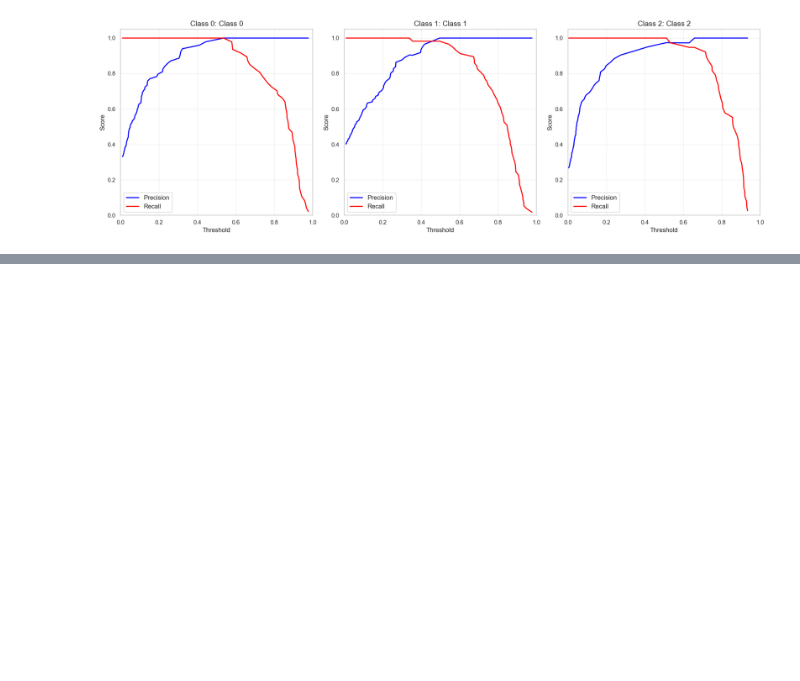
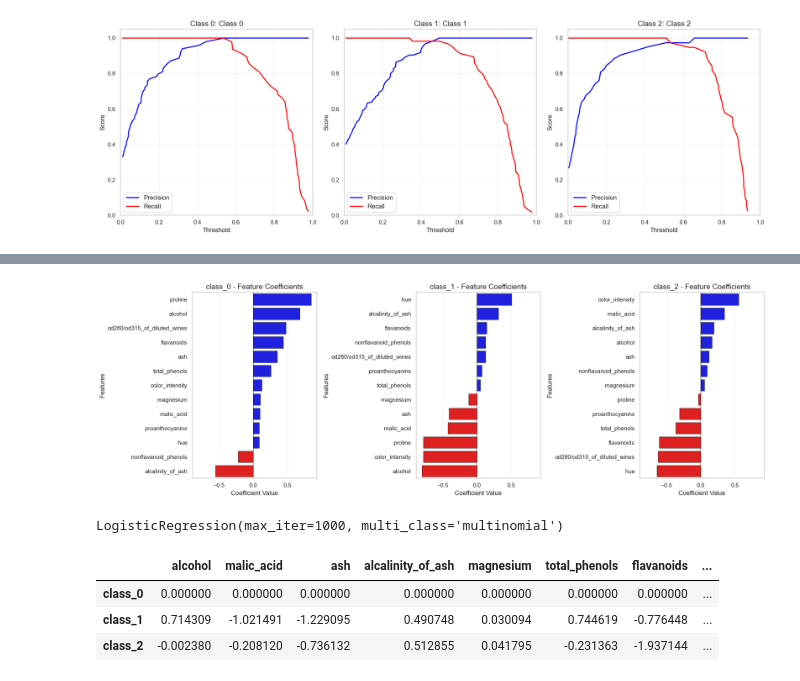
Before and after one commit to qamarr6092/Machine-Learning, a Jupyter notebook: Logistic Regression/wine_classifier.ipynb, the cells around one changed output, grey strips where cells are left out. Saved outputs shown, nothing was run; the diff lists cells and outputs as text; code cells hidden in the pictures; blank space fills up the shorter version.

```diff
--- a/Logistic Regression/Untitled.ipynb
+++ b/Logistic Regression/wine_classifier.ipynb
@@ -141,5 +141,5 @@ df.sample(5)
 # %%
-classes= ['class_0', 'class_1' ,'class_1' ]
+classes= ['class_0', 'class_1' ,'class_2' ]
 fig ,ax = plt.subplots(1,3 ,figsize =(18,10))
 for i,v in enumerate(classes):
     y_train_proba = cross_val_predict(model, X_train,y_train,cv=skfolds,method ='predict_proba')[:,i]
@@ -229,0 +286,46 @@ plt.show()
+# %%
+fig, ax = plt.subplots(1, 3, figsize=(18, 6), sharex=True)
+class_names = coef_df.index
+for i, cls in enumerate(class_names):
+    sorted_coef = coef_df.loc[cls].sort_values(ascending=False)
+    colors = ['blue' if val > 0 else 'red' for val in sorted_coef.values]
+
+    sns.barplot(
+        x=sorted_coef.values,
+        y=sorted_coef.index,
+        palette=colors,
+        ax=ax[i],
+        edgecolor='black',
+        linewidth=0.5
+    )
+
+    ax[i].axvline(x=0, color='black', linestyle='-', linewidth=0.5)
+    ax[i].set_title(f'{cls} - Feature Coefficients', fontsize=14)
+    ax[i].set_xlabel('Coefficient Value', fontsize=12)
+    ax[i].set_ylabel('Features', fontsize=12)
+    ax[i].grid(True, alpha=0.3, axis='x')
+
+plt.tight_layout()
+plt.show()
+# %% [output]
+[figure, added]
+# %%
+model_2 = LogisticRegression(max_iter = 1000 ,solver='lbfgs' , multi_class='multinomial')
+model_2.fit  (X_train , y_train)
+# %% [output]
+LogisticRegression(max_iter=1000, multi_class='multinomial')
+# %%
+
+coef_matrix = model_2.coef_
+
+baseline = coef_matrix[0]
+coef_vs_baseline = coef_matrix - baseline
+
+coef_2df = pd.DataFrame ( coef_vs_baseline, index= ['class_0' , 'class_1' ,'class_2' ],
+                          columns= model_2.feature_names_in_ )
+coef_2df
+# %% [output]
+|  | alcohol | malic_acid | ash | alcalinity_of_ash | magnesium | total_phenols | flavanoids | ... |
+| class_0 | 0.000000 | 0.000000 | 0.000000 | 0.000000 | 0.000000 | 0.000000 | 0.000000 | ... |
+| class_1 | 0.714309 | -1.021491 | -1.229095 | 0.490748 | 0.030094 | 0.744619 | -0.776448 | ... |
+| class_2 | -0.002380 | -0.208120 | -0.736132 | 0.512855 | 0.041795 | -0.231363 | -1.937144 | ... |
```
Also changed, not shown: parts of 20 cells of this notebook.
